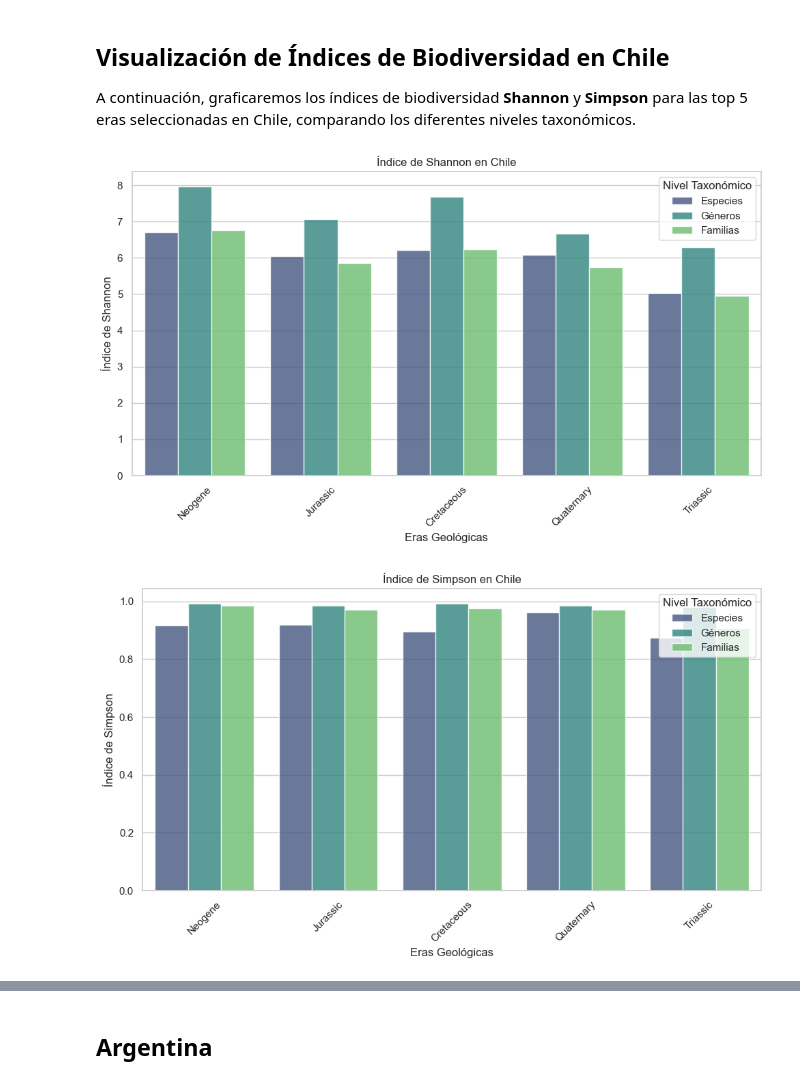
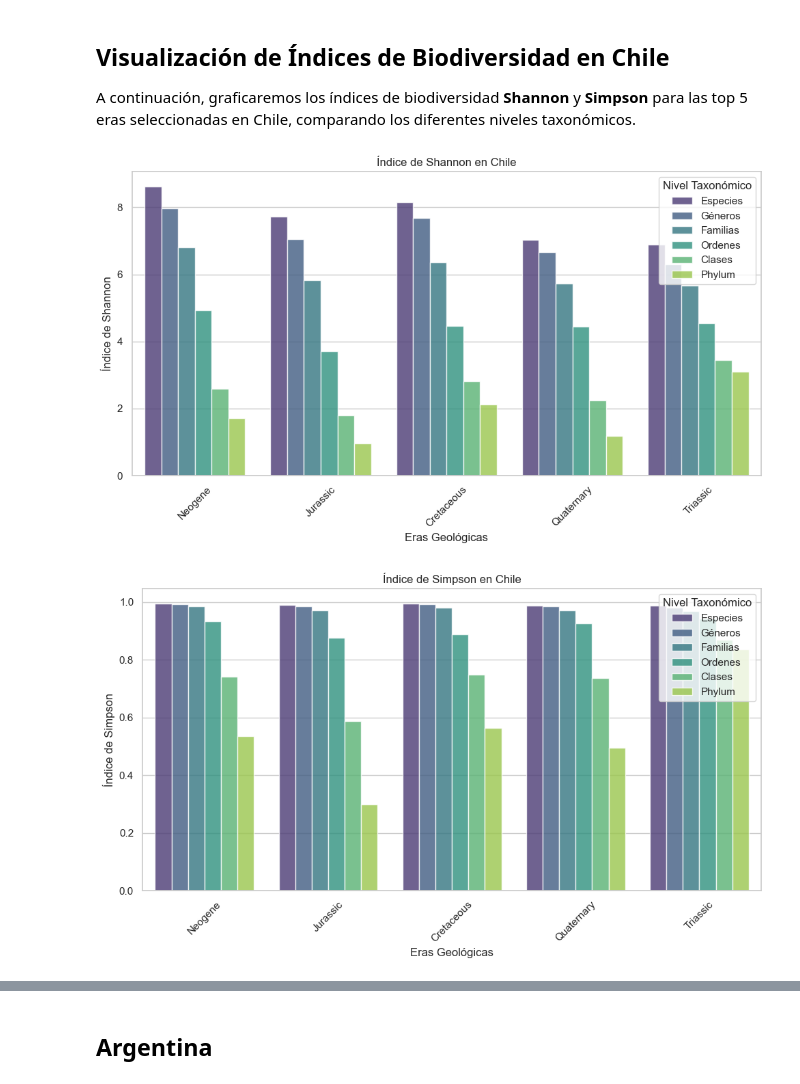
Before and after one commit to ignaciopinilla/Proye-Imt2200, a Jupyter notebook: P2.ipynb, the cells around one changed output, grey strips where cells are left out. Drawn from its saved outputs; the diff is of its cells as text; code cells hidden in the pictures.

```diff
--- a/P2.ipynb
+++ b/P2.ipynb
@@ -163,0 +135,34 @@ Triassic    4.956912  0.908194
+# %%
+chile_df_p2_generos = chile_df.drop(chile_df[chile_df['genus'] == 'NO_GENUS_SPECIFIED'].index)
+chile_df_p2_familias = chile_df.drop(chile_df[chile_df['family'] == 'NO_FAMILY_SPECIFIED'].index)
+chile_df_p2_ordenes = chile_df.drop(chile_df[chile_df['order'] == 'NO_ORDER_SPECIFIED'].index)
+chile_df_p2_clases = chile_df.drop(chile_df[chile_df['class'] == 'NO_CLASS_SPECIFIED'].index)
+chile_df_p2_phylum = chile_df.drop(chile_df[chile_df['phylum'] == 'NO_PHYLUM_SPECIFIED'].index)
+# %%
+# Calcular índices para los niveles taxonómicos (especies, géneros, familias)
+indices_chile_especies = calcular_indices(chile_df, top5_chile_especies, 'accepted_name')
+indices_chile_generos = calcular_indices(chile_df_p2_generos, top5_chile_especies, 'genus')
+indices_chile_familias = calcular_indices(chile_df_p2_familias, top5_chile_especies, 'family')
+indices_chile_ordenes = calcular_indices(chile_df_p2_ordenes, top5_chile_especies, 'order')
+indices_chile_clases = calcular_indices(chile_df_p2_clases, top5_chile_especies, 'class')
+indices_chile_phylum = calcular_indices(chile_df_p2_phylum, top5_chile_especies, 'phylum')
+
+
+# Mostrar resultados
+print("\nÍndices por especies en Chile:")
+print(pd.DataFrame(indices_chile_especies).T)
+
+print("\nÍndices por géneros en Chile:")
+print(pd.DataFrame(indices_chile_generos).T)
+
+print("\nÍndices por familias en Chile:")
+print(pd.DataFrame(indices_chile_familias).T)
+
+print("\nÍndices por ordenes en Chile:")
+print(pd.DataFrame(indices_chile_ordenes).T)
+
+print("\nÍndices por clases en Chile:")
+print(pd.DataFrame(indices_chile_clases).T)
+
+print("\nÍndices por phylum en Chile:")
+print(pd.DataFrame(indices_chile_phylum).T)
@@ -170,42 +193,48 @@ A continuación, graficaremos los índices de biodiversidad **Shannon** y **Simp
 df_especies = pd.DataFrame(indices_chile_especies).T
 df_generos = pd.DataFrame(indices_chile_generos).T
 df_familias = pd.DataFrame(indices_chile_familias).T
+df_ordenes = pd.DataFrame(indices_chile_ordenes).T
+df_clases = pd.DataFrame(indices_chile_clases).T
+df_phylum = pd.DataFrame(indices_chile_phylum).T
 
 # Añadir nivel taxonómico
 df_especies['Nivel'] = 'Especies'
 df_generos['Nivel'] = 'Géneros'
 df_familias['Nivel'] = 'Familias'
+df_ordenes['Nivel'] = 'Ordenes'
+df_clases['Nivel'] = 'Clases'
+df_phylum['Nivel'] = 'Phylum'
 
 # Combinar todos los niveles taxonómicos
-df_total_chile = pd.concat([df_especies, df_generos, df_familias])
+df_total_chile = pd.concat([df_especies, df_generos, df_familias, df_ordenes, df_clases, df_phylum])
 df_total_chile.reset_index(inplace=True)
 df_total_chile.rename(columns={'index': 'Era'}, inplace=True)
 
 # Configurar gráficos separados
 sns.set_theme(style="whitegrid")
 
 # Histograma Shannon
 plt.figure(figsize=(10, 6))
 sns.barplot(data=df_total_chile,x='Era', y='Shannon', hue='Nivel',palette='viridis', alpha=0.8)
 plt.title('Índice de Shannon en Chile')
 plt.xlabel('Eras Geológicas')
 plt.ylabel('Índice de Shannon')
 plt.legend(title='Nivel Taxonómico')
 plt.xticks(rotation=45)
 plt.tight_layout()
 plt.show()
 
 # Histograma Simpson
 plt.figure(figsize=(10, 6))
 sns.barplot(data=df_total_chile,x='Era', y='Simpson', hue='Nivel',palette='viridis', alpha=0.8)
 plt.title('Índice de Simpson en Chile')
 plt.xlabel('Eras Geológicas')
 plt.ylabel('Índice de Simpson')
-plt.legend(title='Nivel Taxonómico')
+plt.legend(title='Nivel Taxonómico', loc='upper right')
 plt.xticks(rotation=45)
 plt.tight_layout()
 plt.show()
 # %% [output]
-[figure, old version]
+[figure, new version]
-[figure, old version]
+[figure, new version]
 # %% [markdown]
```
Also changed, not shown: parts of 22 cells of this notebook, 4 other files.
